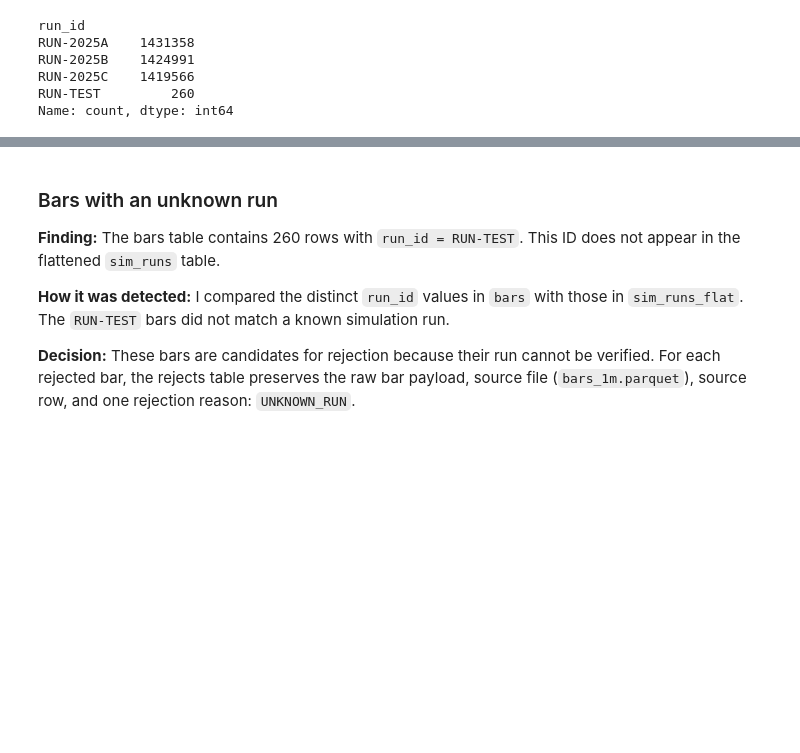
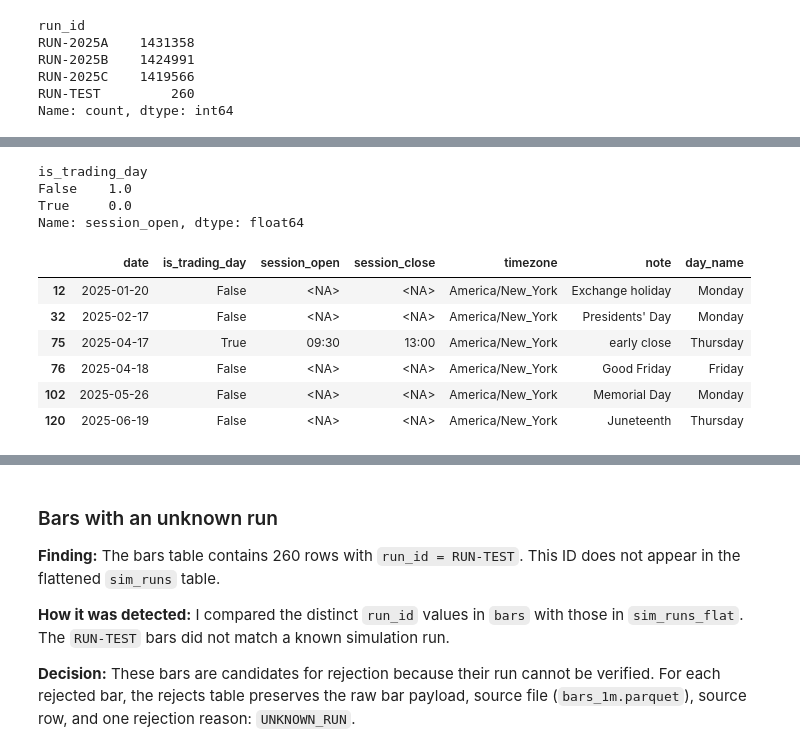
Before and after one commit to SondosMahmoud-5/data-engineering-project, a Jupyter notebook: Project/EDA_V2.ipynb, the cells around one changed output, grey strips where cells are left out. Saved outputs shown, nothing was run; the diff lists cells and outputs as text; code cells hidden in the pictures; blank space fills up the shorter version.

Commit message:
Add EDA findings and data validation

```diff
--- a/Project/EDA_V2.ipynb
+++ b/Project/EDA_V2.ipynb
@@ -416,0 +421,5 @@ Name: count, dtype: int64
+# %%
+calendar = pd.read_csv(DATA_DIR / "exchange_calendar.csv", dtype="string",
+                       keep_default_na=False, na_values=[""])
+calendar.info()
+calendar.head()
@@ -416,0 +446,8 @@ Name: count, dtype: int64
+# %%
+# wrong data types. Everything was read as text on purpose; what does each column hold?
+print("is_trading_day values:", calendar["is_trading_day"].unique().tolist())
+print("timezone values:", calendar["timezone"].unique().tolist())
+calendar["date"] = pd.to_datetime(calendar["date"], errors="coerce")
+calendar["is_trading_day"] = calendar["is_trading_day"].map({"true": True, "false": False})
+print("dates that failed to parse:", calendar["date"].isna().sum())
+print("is_trading_day values that failed to map:", calendar["is_trading_day"].isna().sum())
@@ -416,0 +472,8 @@ Name: count, dtype: int64
+# %%
+print("date unique?", calendar["date"].is_unique)
+print("range:", calendar["date"].min().date(), "to", calendar["date"].max().date())
+# Lab 3, section 4.4: derive features from dates. No weekend should appear; no weekday should be missing.
+calendar["day_name"] = calendar["date"].dt.day_name()
+print(calendar["day_name"].value_counts())
+all_weekdays = pd.bdate_range(calendar["date"].min(), calendar["date"].max())
+print("weekdays missing from the calendar:", len(set(all_weekdays) - set(calendar["date"])))
@@ -416,0 +517,18 @@ Name: count, dtype: int64
+# %%
+# the missing session hours should be the same as the closed days (structurally missing)
+calendar["session_open"].isnull().groupby(calendar["is_trading_day"]).mean()
+# %% [output]
+is_trading_day
+False    1.0
+True     0.0
+Name: session_open, dtype: float64
+# %%
+calendar[~calendar["is_trading_day"] | calendar["note"].notna()]
+# %% [output]
+|  | date | is_trading_day | session_open | session_close | timezone | note | day_name |
+| 12 | 2025-01-20 | False | <NA> | <NA> | America/New_York | Exchange holiday | Monday |
+| 32 | 2025-02-17 | False | <NA> | <NA> | America/New_York | Presidents' Day | Monday |
+| 75 | 2025-04-17 | True | 09:30 | 13:00 | America/New_York | early close | Thursday |
+| 76 | 2025-04-18 | False | <NA> | <NA> | America/New_York | Good Friday | Friday |
+| 102 | 2025-05-26 | False | <NA> | <NA> | America/New_York | Memorial Day | Monday |
+| 120 | 2025-06-19 | False | <NA> | <NA> | America/New_York | Juneteenth | Thursday |
```
Also changed, not shown: parts of 17 cells of this notebook.
